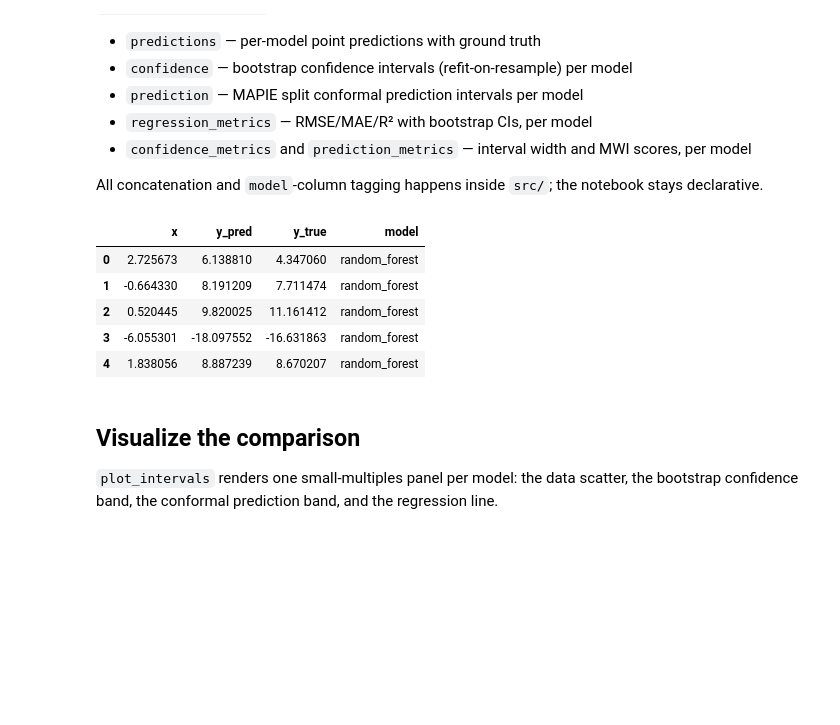
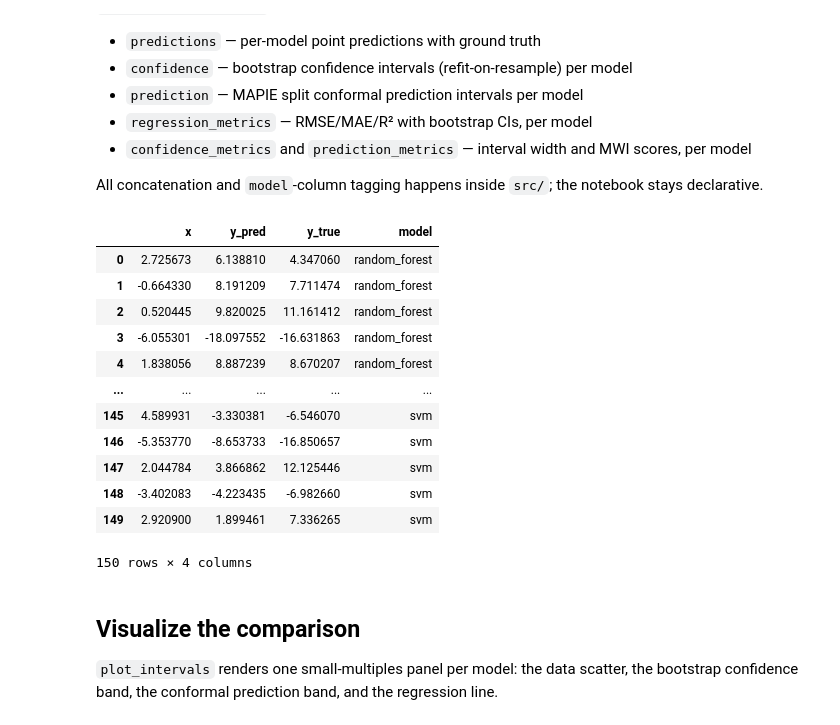
Before and after one commit to ELC/jupyter-book-template, a Jupyter notebook: book/chapters/03_using_src_code.ipynb, the cells around one changed output. Saved outputs shown, nothing was run; the diff lists cells and outputs as text; code cells hidden in the pictures; blank space fills up the shorter version.

```diff
--- a/book/chapters/03_using_src_code.ipynb
+++ b/book/chapters/03_using_src_code.ipynb
@@ -37,7 +37,7 @@ from visualization import (
 # %% [markdown]
 ## Generate synthetic data
 # %%
-settings = Settings(n_samples=500, seed=0, svm_gamma=0.1)
+settings = Settings(n_samples=500, seed=0, svm_gamma=0.25)
 data = generate_dataset(settings)
 data.head()
 # %% [output]
@@ -143,14 +143,21 @@ Pipeline(steps=[('features',
 All concatenation and `model`-column tagging happens inside `src/`; the notebook stays declarative.
 # %%
 report = compare_models(split_data, regressors, settings)
-report.predictions.head()
+report.predictions
 # %% [output]
 |  | x | y_pred | y_true | model |
 | 0 | 2.725673 | 6.138810 | 4.347060 | random_forest |
 | 1 | -0.664330 | 8.191209 | 7.711474 | random_forest |
 | 2 | 0.520445 | 9.820025 | 11.161412 | random_forest |
 | 3 | -6.055301 | -18.097552 | -16.631863 | random_forest |
 | 4 | 1.838056 | 8.887239 | 8.670207 | random_forest |
+| ... | ... | ... | ... | ... |
+| 145 | 4.589931 | -3.330381 | -6.546070 | svm |
+| 146 | -5.353770 | -8.653733 | -16.850657 | svm |
+| 147 | 2.044784 | 3.866862 | 12.125446 | svm |
+| 148 | -3.402083 | -4.223435 | -6.982660 | svm |
+| 149 | 2.920900 | 1.899461 | 7.336265 | svm |
+150 rows × 4 columns
 # %% [markdown]
 ## Visualize the comparison
 
```
Also changed, not shown: parts of 5 cells of this notebook, 9 other files.
